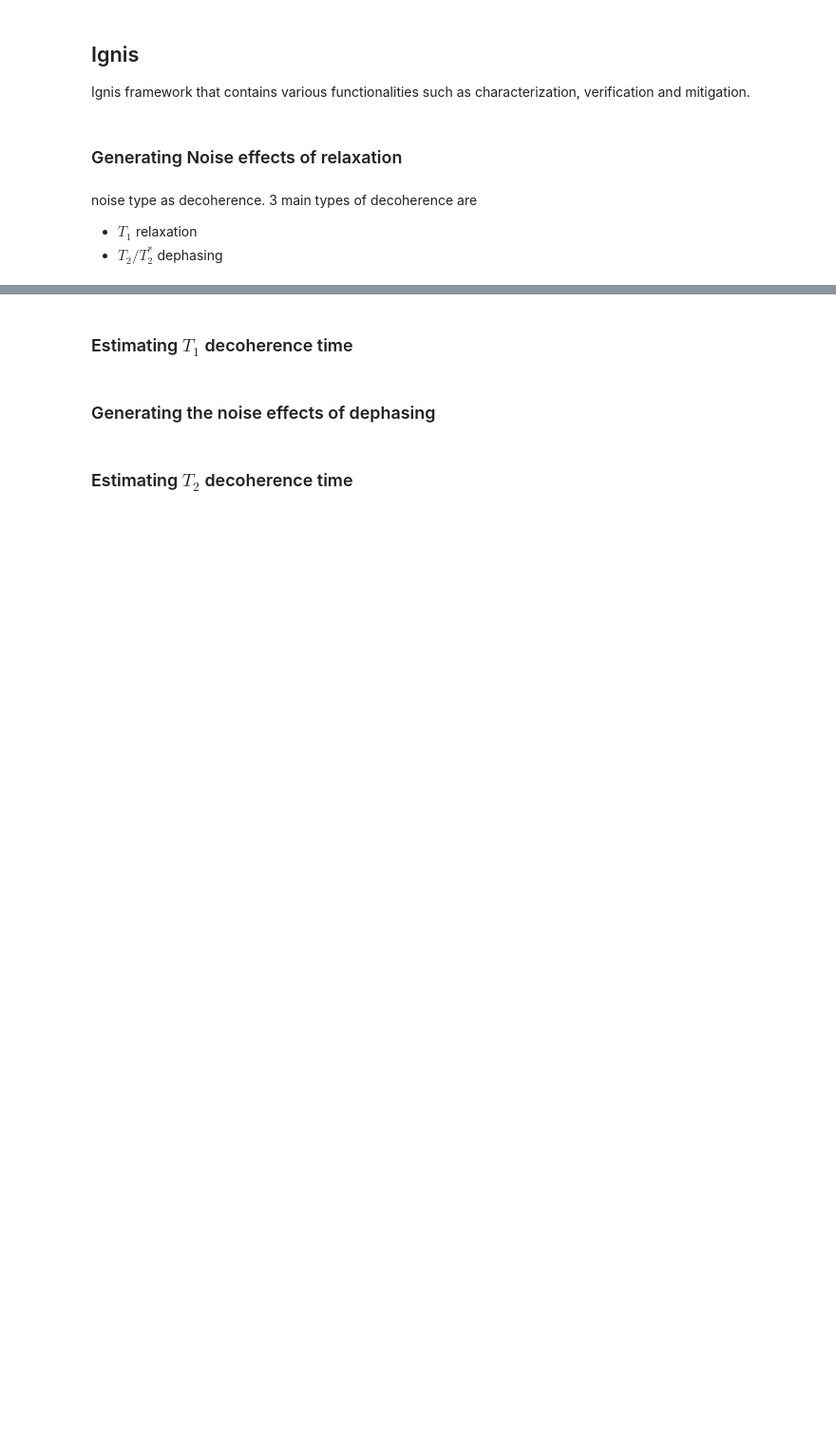
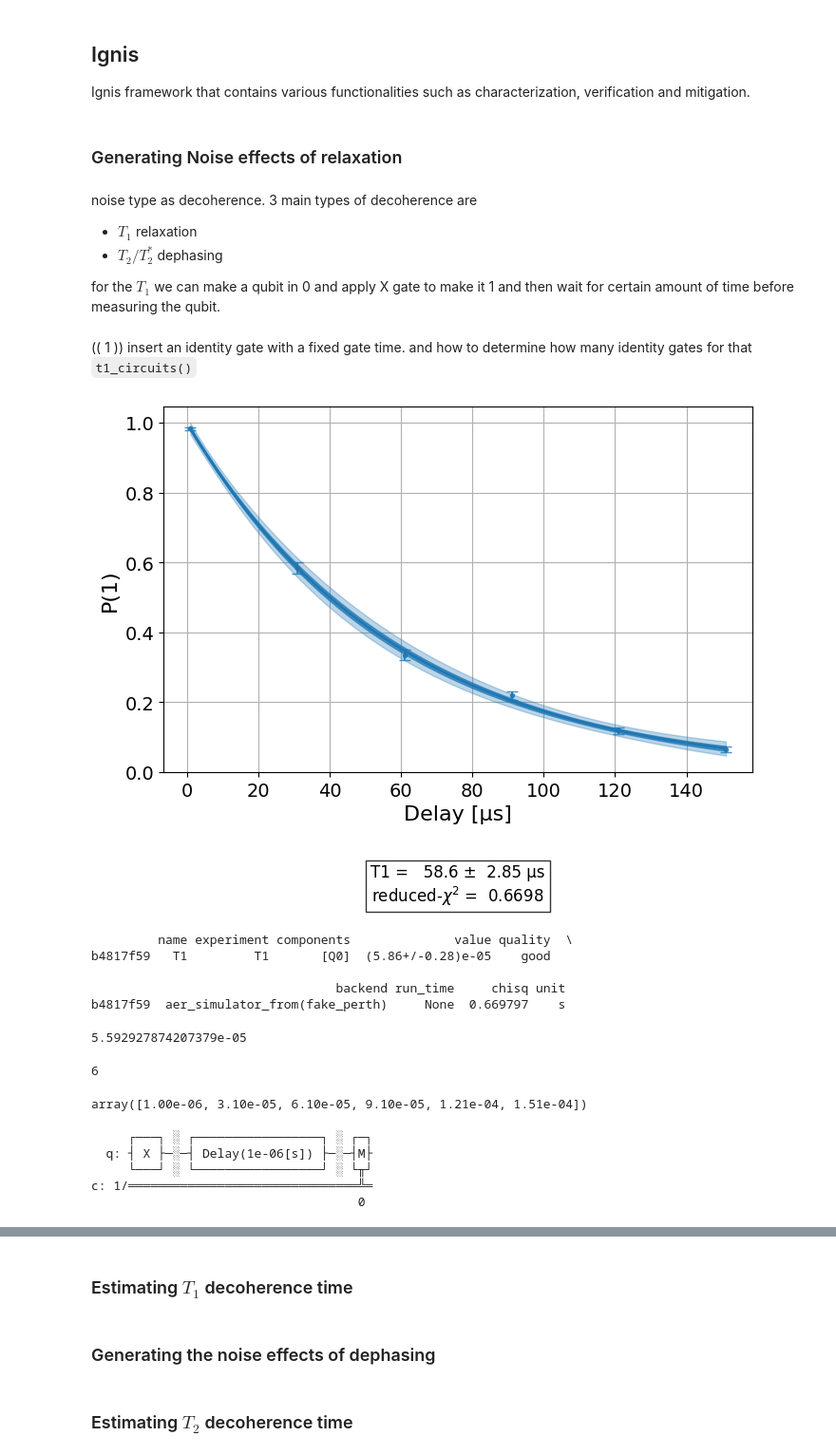
Before and after one commit to dipankardas011/Quantum-Coding, a Jupyter notebook: error-mitigation.ipynb, the cells around one changed output, grey strips where cells are left out. Shown at 95% size. Drawn from its saved outputs; the diff is of its cells as text; code cells hidden in the pictures; blank space fills up the shorter version.

Commit message:
t1 decohernence
was able to understand the things but not sure why for higher delay the
no of 0 were not increasing

Signed-off-by: Dipankar Das <65275144+dipankardas011@users.noreply.github.com>

```diff
--- a/error-mitigation.ipynb
+++ b/error-mitigation.ipynb
@@ -8,3 +12,7 @@ noise type as decoherence.
 3 main types of decoherence are
 - $T_1$ relaxation
 - $T_2/T_2^*$ dephasing
+
+for the $T_1$ we can make a qubit in 0 and apply X gate to make it 1 and then wait for certain amount of time before measuring the qubit.
+# %% [markdown]
+(( 1 )) insert an identity gate with a fixed gate time. and how to determine how many identity gates for that `t1_circuits()`
@@ -10,0 +22,63 @@ noise type as decoherence.
+# %%
+import numpy as np
+from qiskit_experiments.library import T1
+
+# A T1 simulator
+from qiskit_aer import AerSimulator
+from qiskit_aer.noise import NoiseModel
+from qiskit_ibm_runtime.fake_provider import FakePerth
+
+
+# Create a pure relaxation noise model for AerSimulator
+noise_model = NoiseModel.from_backend(
+    FakePerth(), thermal_relaxation=True, gate_error=False, readout_error=False
+)
+
+# Create a fake backend simulator
+backend = AerSimulator.from_backend(FakePerth(), noise_model=noise_model)
+
+# Look up target T1 of qubit-0 from device properties
+qubit0_t1 = FakePerth().qubit_properties(0).t1
+
+# Time intervals to wait before measurement
+delays = np.arange(1e-6, 3 * qubit0_t1, 3e-5)
+# Create an experiment for qubit 0
+# with the specified time intervals
+exp = T1(physical_qubits=(0,), delays=delays)
+
+# Set scheduling method so circuit is scheduled for delay noise simulation
+exp.set_transpile_options(scheduling_method='asap')
+
+# Run the experiment circuits and analyze the result
+exp_data = exp.run(backend=backend, seed_simulator=101).block_for_results()
+
+# Print the result
+display(exp_data.figure(0))
+print(exp_data.analysis_results(dataframe=True))
+# %% [output]
+[figure, added]
+         name experiment components              value quality  \
+b4817f59   T1         T1       [Q0]  (5.86+/-0.28)e-05    good
+
+                                 backend run_time     chisq unit
+b4817f59  aer_simulator_from(fake_perth)     None  0.669797    s
+# %%
+qubit0_t1
+# %% [output]
+5.592927874207379e-05
+# %%
+len(exp.circuits())
+# %% [output]
+6
+# %%
+delays
+# %% [output]
+array([1.00e-06, 3.10e-05, 6.10e-05, 9.10e-05, 1.21e-04, 1.51e-04])
+# %%
+exp.circuits()[0].draw()
+# %% [output]
+     ┌───┐ ░ ┌─────────────────┐ ░ ┌─┐
+  q: ┤ X ├─░─┤ Delay(1e-06[s]) ├─░─┤M├
+     └───┘ ░ └─────────────────┘ ░ └╥┘
+c: 1/═══════════════════════════════╩═
+                                    0
```
Also changed, not shown: parts of 8 cells of this notebook, 1 other file.
